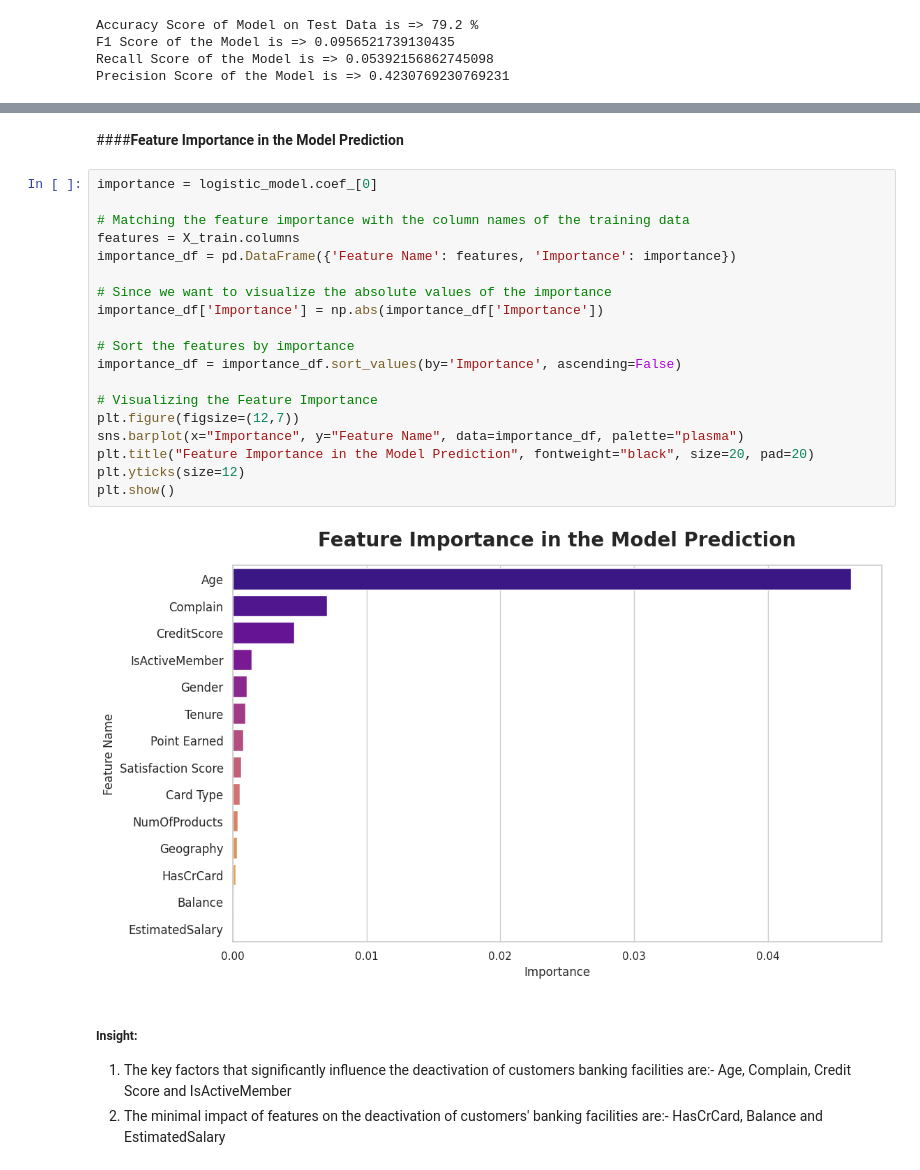
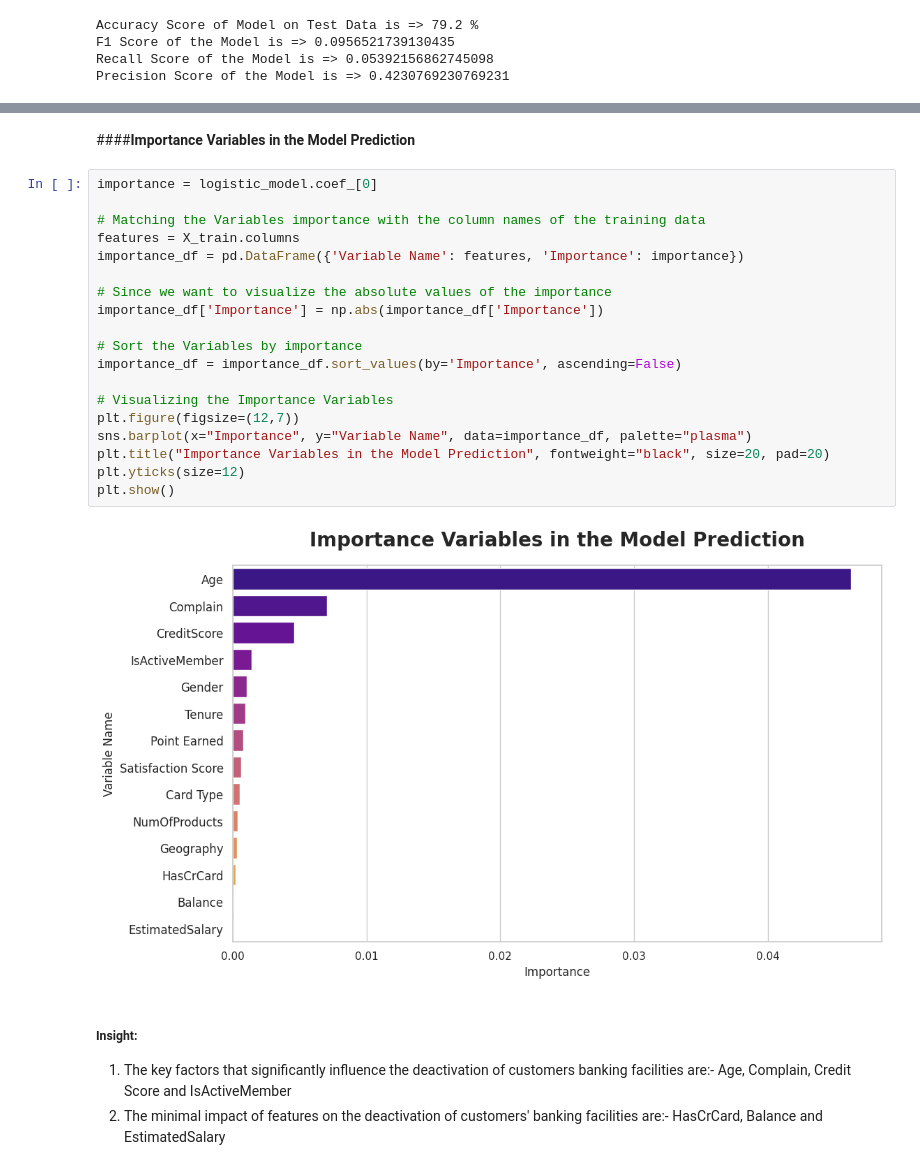
Before and after one commit to AzlinRusnan/Bank_Turnover_Analysis, a Jupyter notebook: Bank_Turnover_Analysis.ipynb, the cells around one changed output, grey strips where cells are left out. Drawn from its saved outputs; the diff is of its cells as text.

```diff
--- a/Bank_Turnover_Analysis.ipynb
+++ b/Bank_Turnover_Analysis.ipynb
@@ -455,26 +521,26 @@ Logistic Regression seems to not be a best model for this data. Below is the Imp
 # %% [markdown]
-####**Feature Importance in the Model Prediction**
+####**Importance Variables in the Model Prediction**
 # %%
 importance = logistic_model.coef_[0]
 
-# Matching the feature importance with the column names of the training data
+# Matching the Variables importance with the column names of the training data
 features = X_train.columns
-importance_df = pd.DataFrame({'Feature Name': features, 'Importance': importance})
+importance_df = pd.DataFrame({'Variable Name': features, 'Importance': importance})
 
 # Since we want to visualize the absolute values of the importance
 importance_df['Importance'] = np.abs(importance_df['Importance'])
 
-# Sort the features by importance
+# Sort the Variables by importance
 importance_df = importance_df.sort_values(by='Importance', ascending=False)
 
-# Visualizing the Feature Importance
+# Visualizing the Importance Variables
 plt.figure(figsize=(12,7))
-sns.barplot(x="Importance", y="Feature Name", data=importance_df, palette="plasma")
-plt.title("Feature Importance in the Model Prediction", fontweight="black", size=20, pad=20)
+sns.barplot(x="Importance", y="Variable Name", data=importance_df, palette="plasma")
+plt.title("Importance Variables in the Model Prediction", fontweight="black", size=20, pad=20)
 plt.yticks(size=12)
 plt.show()
 # %% [output]
-[figure, old version]
+[figure, new version]
 # %% [markdown]
 ##### **Insight:**
 
```
Also changed, not shown: parts of 16 cells of this notebook.
